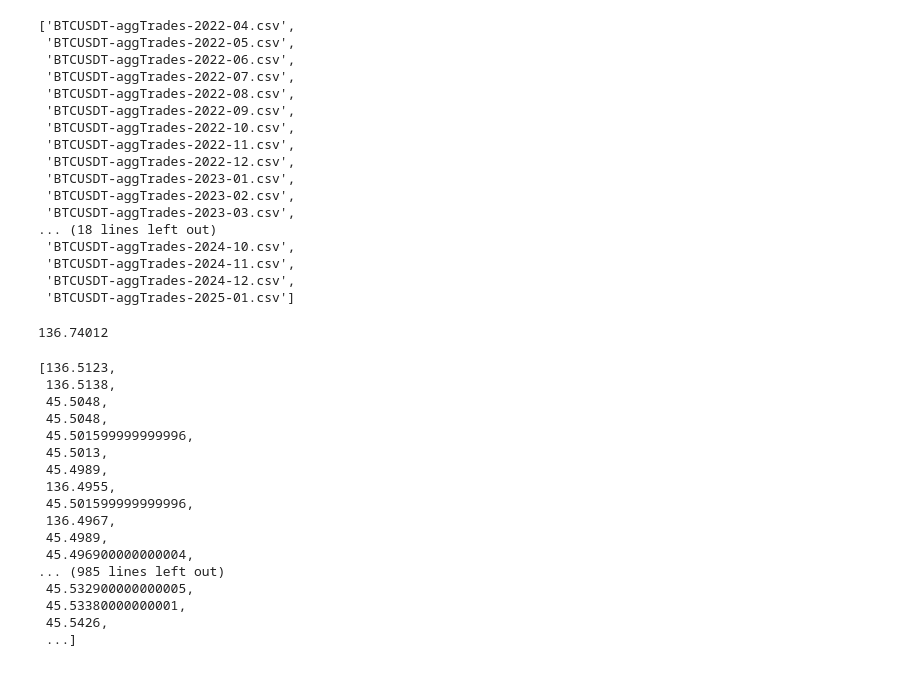
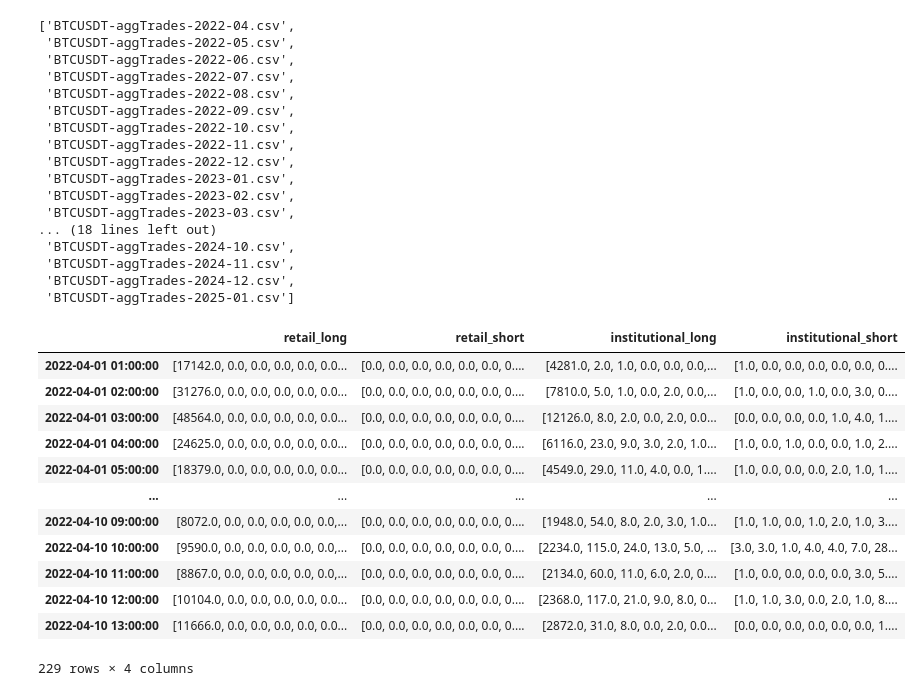
Before and after one commit to youngjinss/belief_of_belief_learning, a Jupyter notebook: notebook/[v3] binance_trades_preprocessing.ipynb, the cells around one changed output. Saved outputs shown, nothing was run; the diff lists cells and outputs as text; code cells hidden in the pictures.

```diff
--- a/notebook/[v3] binance_trades_preprocessing.ipynb
+++ b/notebook/[v3] binance_trades_preprocessing.ipynb
@@ -128,24 +169,16 @@ for pivot_time in result_df.index:
-# %%
-df_subset["quantity_price"].quantile(type_threshold)
-# %% [output]
-136.74012
-# %%
-retail_df[retail_df["is_buyer_maker"] == True]["quantity_price"].tolist()
-# %% [output]
-[136.5123,
- 136.5138,
- 45.5048,
- 45.5048,
- 45.501599999999996,
- 45.5013,
- 45.4989,
- 136.4955,
- 45.501599999999996,
- 136.4967,
- 45.4989,
- 45.496900000000004,
-... (985 lines left out)
- 45.532900000000005,
- 45.53380000000001,
- 45.5426,
- ...]
+# %%
+result_df
+# %% [output]
+|  | retail_long | retail_short | institutional_long | institutional_short |
+| 2022-04-01 01:00:00 | [17142.0, 0.0, 0.0, 0.0, 0.0, 0.0... | [0.0, 0.0, 0.0, 0.0, 0.0, 0.0, 0.... | [4281.0, 2.0, 1.0, 0.0, 0.0, 0.0,... | [1.0, 0.0, 0.0, 0.0, 0.0, 0.0, 0.... |
+| 2022-04-01 02:00:00 | [31276.0, 0.0, 0.0, 0.0, 0.0, 0.0... | [0.0, 0.0, 0.0, 0.0, 0.0, 0.0, 0.... | [7810.0, 5.0, 1.0, 0.0, 2.0, 0.0,... | [1.0, 0.0, 0.0, 1.0, 0.0, 3.0, 0.... |
+| 2022-04-01 03:00:00 | [48564.0, 0.0, 0.0, 0.0, 0.0, 0.0... | [0.0, 0.0, 0.0, 0.0, 0.0, 0.0, 0.... | [12126.0, 8.0, 2.0, 0.0, 2.0, 0.0... | [0.0, 0.0, 0.0, 0.0, 1.0, 4.0, 1.... |
+| 2022-04-01 04:00:00 | [24625.0, 0.0, 0.0, 0.0, 0.0, 0.0... | [0.0, 0.0, 0.0, 0.0, 0.0, 0.0, 0.... | [6116.0, 23.0, 9.0, 3.0, 2.0, 1.0... | [1.0, 0.0, 1.0, 0.0, 0.0, 1.0, 2.... |
+| 2022-04-01 05:00:00 | [18379.0, 0.0, 0.0, 0.0, 0.0, 0.0... | [0.0, 0.0, 0.0, 0.0, 0.0, 0.0, 0.... | [4549.0, 29.0, 11.0, 4.0, 0.0, 1.... | [1.0, 0.0, 0.0, 0.0, 2.0, 1.0, 1.... |
+| ... | ... | ... | ... | ... |
+| 2022-04-10 09:00:00 | [8072.0, 0.0, 0.0, 0.0, 0.0, 0.0,... | [0.0, 0.0, 0.0, 0.0, 0.0, 0.0, 0.... | [1948.0, 54.0, 8.0, 2.0, 3.0, 1.0... | [1.0, 1.0, 0.0, 1.0, 2.0, 1.0, 3.... |
+| 2022-04-10 10:00:00 | [9590.0, 0.0, 0.0, 0.0, 0.0, 0.0,... | [0.0, 0.0, 0.0, 0.0, 0.0, 0.0, 0.... | [2234.0, 115.0, 24.0, 13.0, 5.0, ... | [3.0, 3.0, 1.0, 4.0, 4.0, 7.0, 28... |
+| 2022-04-10 11:00:00 | [8867.0, 0.0, 0.0, 0.0, 0.0, 0.0,... | [0.0, 0.0, 0.0, 0.0, 0.0, 0.0, 0.... | [2134.0, 60.0, 11.0, 6.0, 2.0, 0.... | [1.0, 0.0, 0.0, 0.0, 0.0, 3.0, 5.... |
+| 2022-04-10 12:00:00 | [10104.0, 0.0, 0.0, 0.0, 0.0, 0.0... | [0.0, 0.0, 0.0, 0.0, 0.0, 0.0, 0.... | [2368.0, 117.0, 21.0, 9.0, 8.0, 0... | [1.0, 1.0, 3.0, 0.0, 2.0, 1.0, 8.... |
+| 2022-04-10 13:00:00 | [11666.0, 0.0, 0.0, 0.0, 0.0, 0.0... | [0.0, 0.0, 0.0, 0.0, 0.0, 0.0, 0.... | [2872.0, 31.0, 8.0, 0.0, 2.0, 0.0... | [0.0, 0.0, 0.0, 0.0, 0.0, 0.0, 1.... |
+229 rows × 4 columns
```
Also changed, not shown: parts of 4 cells of this notebook.
